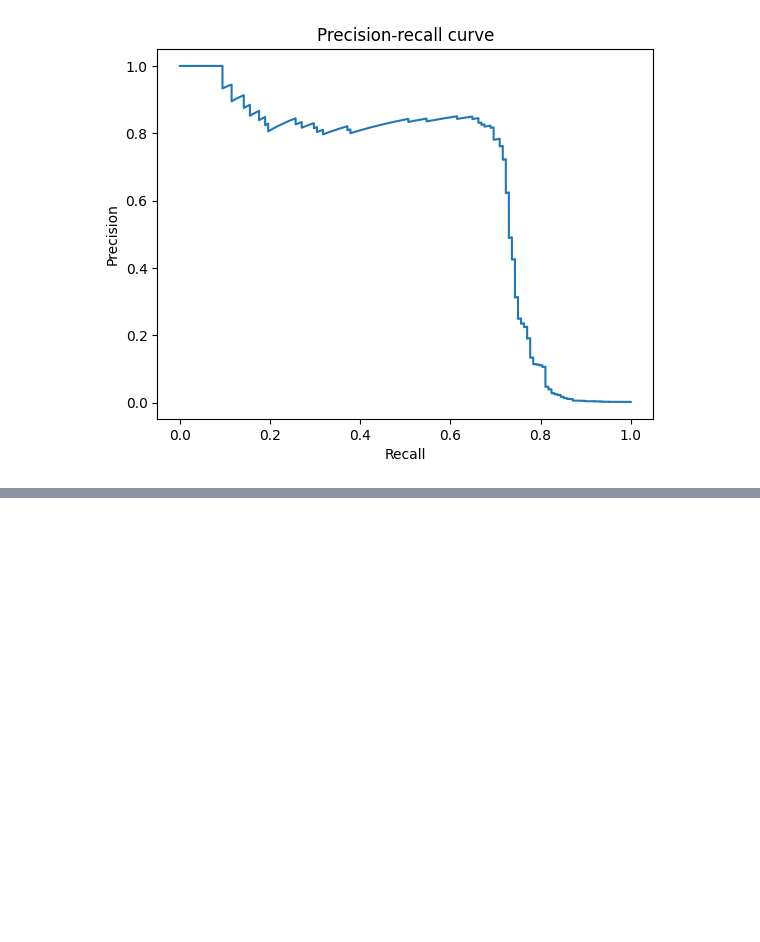
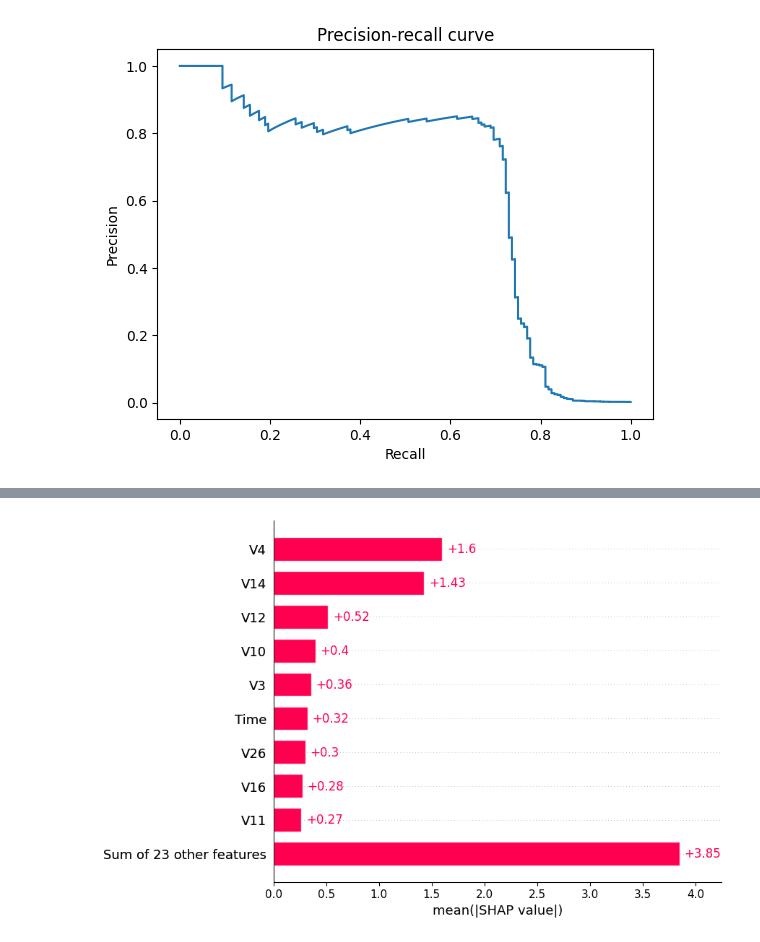
Before and after one commit to jorgetxjr/detect_anomalia_transacoes_dio, a Jupyter notebook: deteccao_fraudes.ipynb, the cells around one changed output, grey strips where cells are left out. Cells and saved outputs as stored; diff of their text form; code cells hidden in the pictures; blank space fills up the shorter version.

```diff
--- a/deteccao_fraudes.ipynb
+++ b/deteccao_fraudes.ipynb
@@ -124,0 +218,9 @@ rf.fit(variaveis_entrada_train,target_train)
+# %%
+# Explicabilidade
+
+explainer = shap.Explainer(xgb)
+shap_values = explainer(variaveis_entrada_test[:100])
+
+shap.plots.bar(shap_values)
+# %% [output]
+[figure, added]
```
Also changed, not shown: parts of 7 cells of this notebook.
